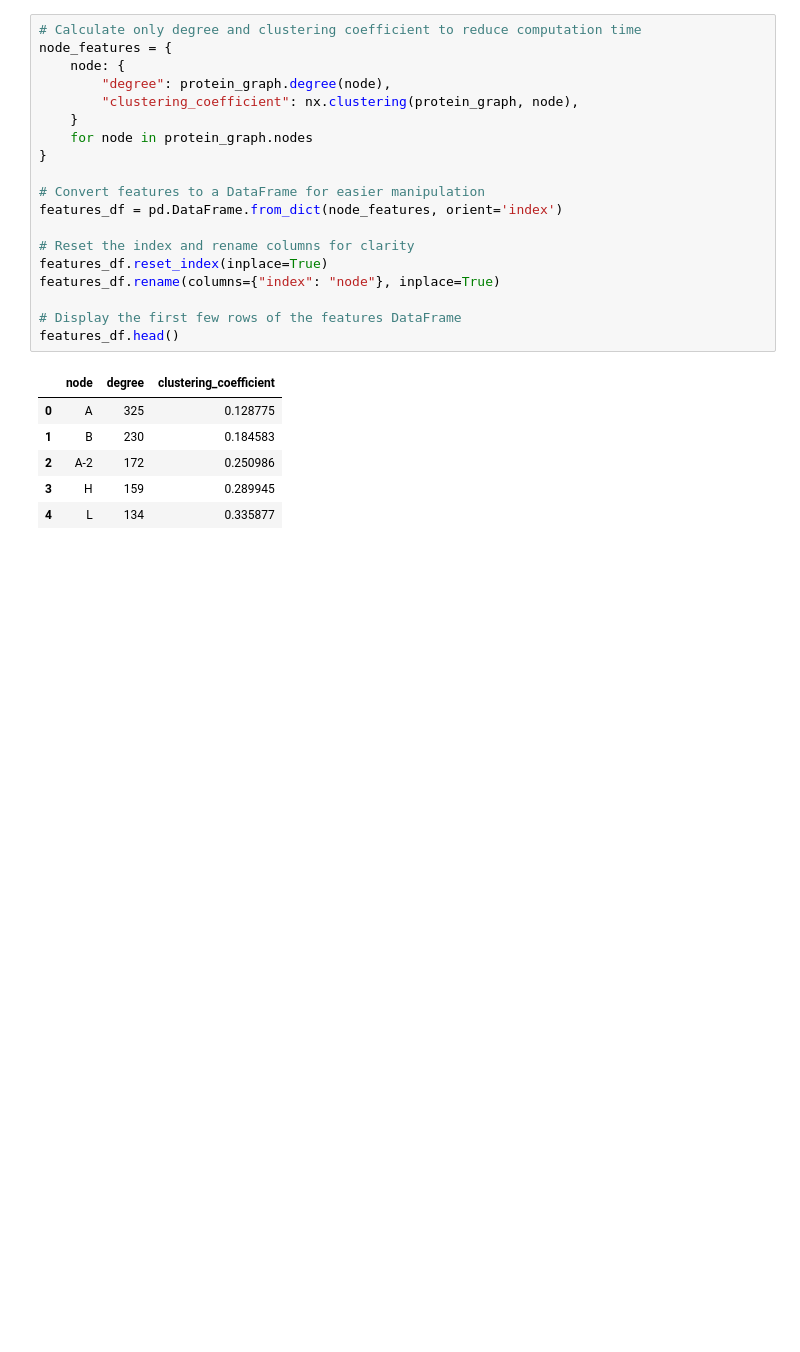
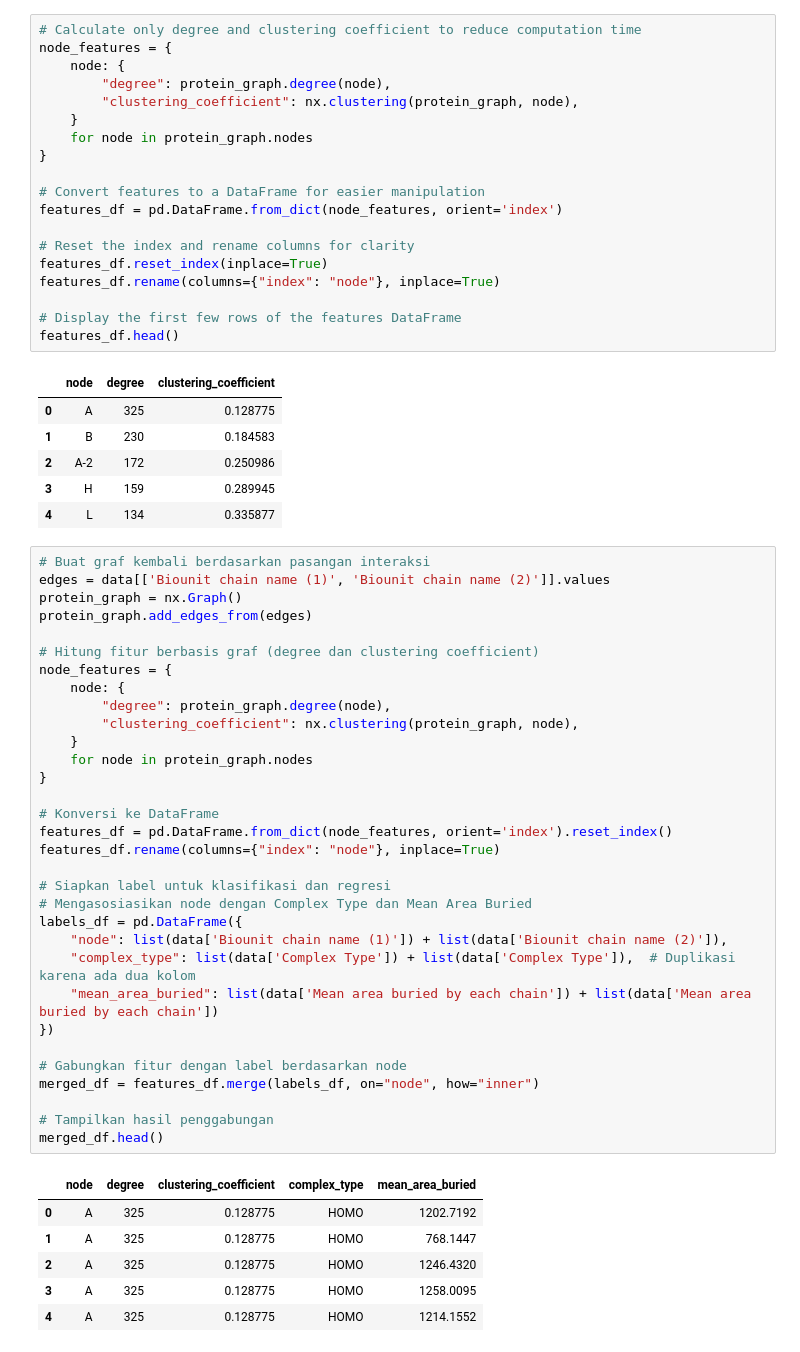
Before and after one commit to saktiworkstation/GNNs-LLMs-Research, a Jupyter notebook: GNN_DOVE.ipynb, the cells around one changed output. Drawn from its saved outputs; the diff is of its cells as text; blank space fills up the shorter version.

```diff
--- a/GNN_DOVE.ipynb
+++ b/GNN_DOVE.ipynb
@@ -397,3 +397,42 @@ features_df.head()
 | 2 | A-2 | 172 | 0.250986 |
 | 3 | H | 159 | 0.289945 |
 | 4 | L | 134 | 0.335877 |
+# %%
+# Buat graf kembali berdasarkan pasangan interaksi
+edges = data[['Biounit chain name (1)', 'Biounit chain name (2)']].values
+protein_graph = nx.Graph()
+protein_graph.add_edges_from(edges)
+
+# Hitung fitur berbasis graf (degree dan clustering coefficient)
+node_features = {
+    node: {
+        "degree": protein_graph.degree(node),
+        "clustering_coefficient": nx.clustering(protein_graph, node),
+    }
+    for node in protein_graph.nodes
+}
+
+# Konversi ke DataFrame
+features_df = pd.DataFrame.from_dict(node_features, orient='index').reset_index()
+features_df.rename(columns={"index": "node"}, inplace=True)
+
+# Siapkan label untuk klasifikasi dan regresi
+# Mengasosiasikan node dengan Complex Type dan Mean Area Buried
+labels_df = pd.DataFrame({
+    "node": list(data['Biounit chain name (1)']) + list(data['Biounit chain name (2)']),
+    "complex_type": list(data['Complex Type']) + list(data['Complex Type']),  # Duplikasi karena ada dua kolom
+    "mean_area_buried": list(data['Mean area buried by each chain']) + list(data['Mean area buried by each chain'])
+})
+
+# Gabungkan fitur dengan label berdasarkan node
+merged_df = features_df.merge(labels_df, on="node", how="inner")
+
+# Tampilkan hasil penggabungan
+merged_df.head()
+# %% [output]
+|  | node | degree | clustering_coefficient | complex_type | mean_area_buried |
+| 0 | A | 325 | 0.128775 | HOMO | 1202.7192 |
+| 1 | A | 325 | 0.128775 | HOMO | 768.1447 |
+| 2 | A | 325 | 0.128775 | HOMO | 1246.4320 |
+| 3 | A | 325 | 0.128775 | HOMO | 1258.0095 |
+| 4 | A | 325 | 0.128775 | HOMO | 1214.1552 |
```
Also changed, not shown: parts of 8 cells of this notebook.
